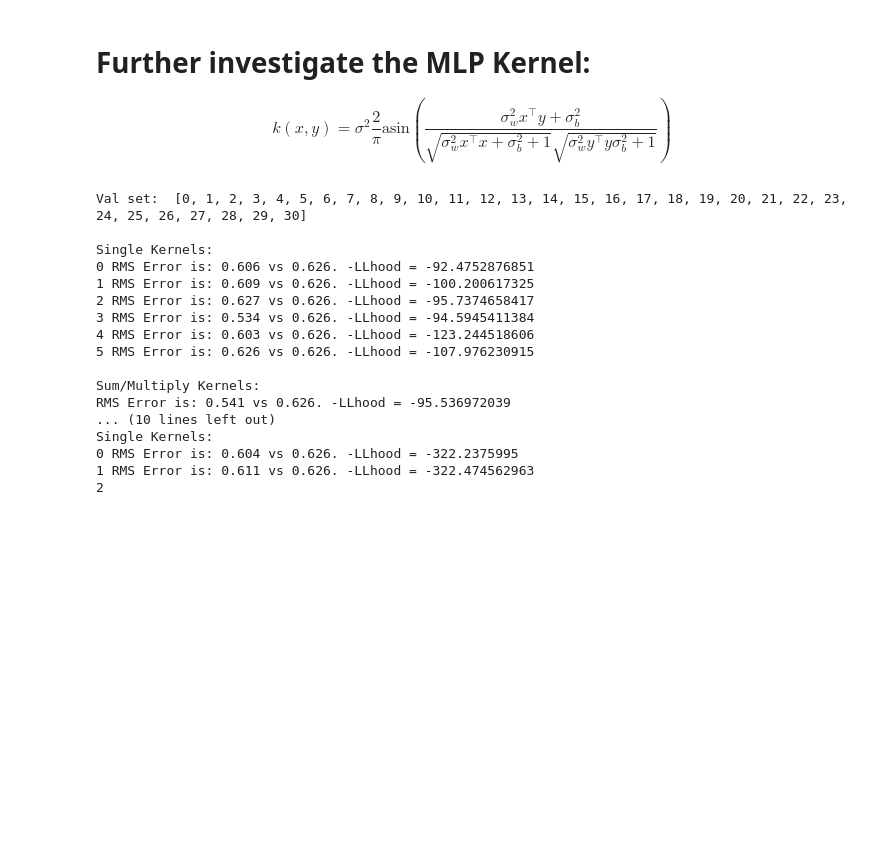
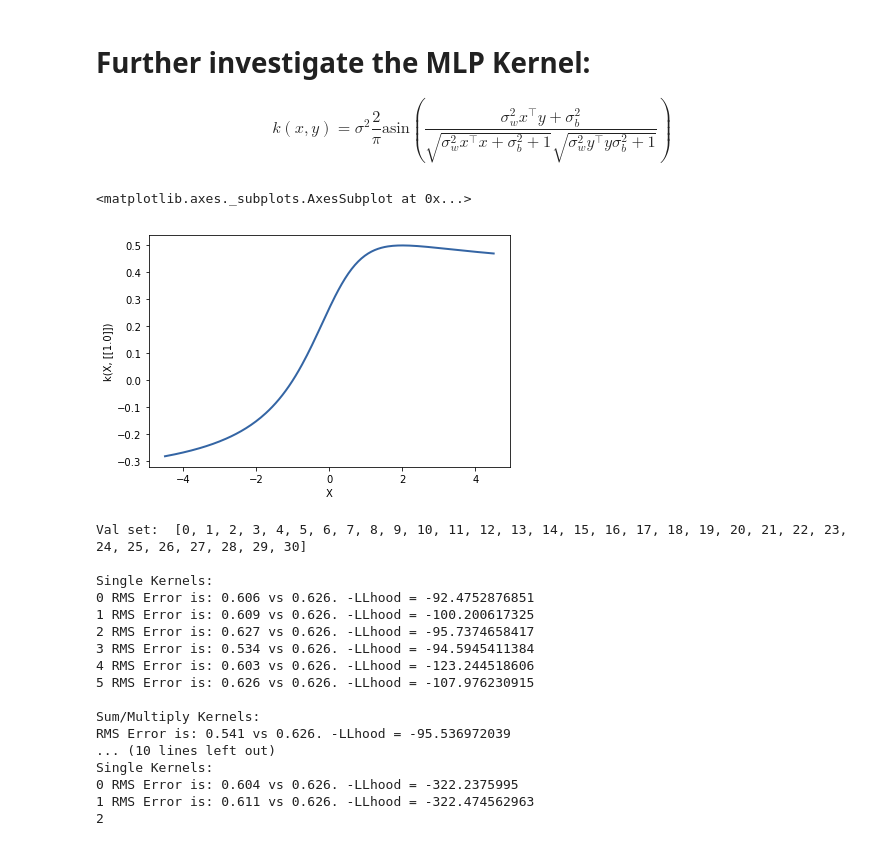
Before and after one commit to PDuckworth/FutureOf, a Jupyter notebook: FutureOfEmployment/GP_for_tasks_by_skills.ipynb, the cells around one changed output. Cells and saved outputs as stored; diff of their text form; code cells hidden in the pictures; blank space fills up the shorter version.

```diff
--- a/FutureOfEmployment/GP_for_tasks_by_skills.ipynb
+++ b/FutureOfEmployment/GP_for_tasks_by_skills.ipynb
@@ -180,6 +180,12 @@ plt.show()
 # Further investigate the MLP Kernel:
 
 $$k(x,y) = \sigma^{2}\frac{2}{\pi }  \text{asin} \left ( \frac{ \sigma_w^2 x^\top y+\sigma_b^2}{\sqrt{\sigma_w^2x^\top x + \sigma_b^2 + 1}\sqrt{\sigma_w^2 y^\top y \sigma_b^2 +1}} \right )$$
+# %%
+k = GPy.kern.MLP(1)+GPy.kern.Linear(1,variances=1e-100)
+k.plot()
+# %% [output]
+<matplotlib.axes._subplots.AxesSubplot at 0x...>
+[figure, added]
 # %%
 # # Investigate which combination of standard Kernels explains the data best:
 n_validation_set = int(np.floor(X.shape[0]*val_size))
```
Also changed, not shown: parts of 11 cells of this notebook, 1 other file.
